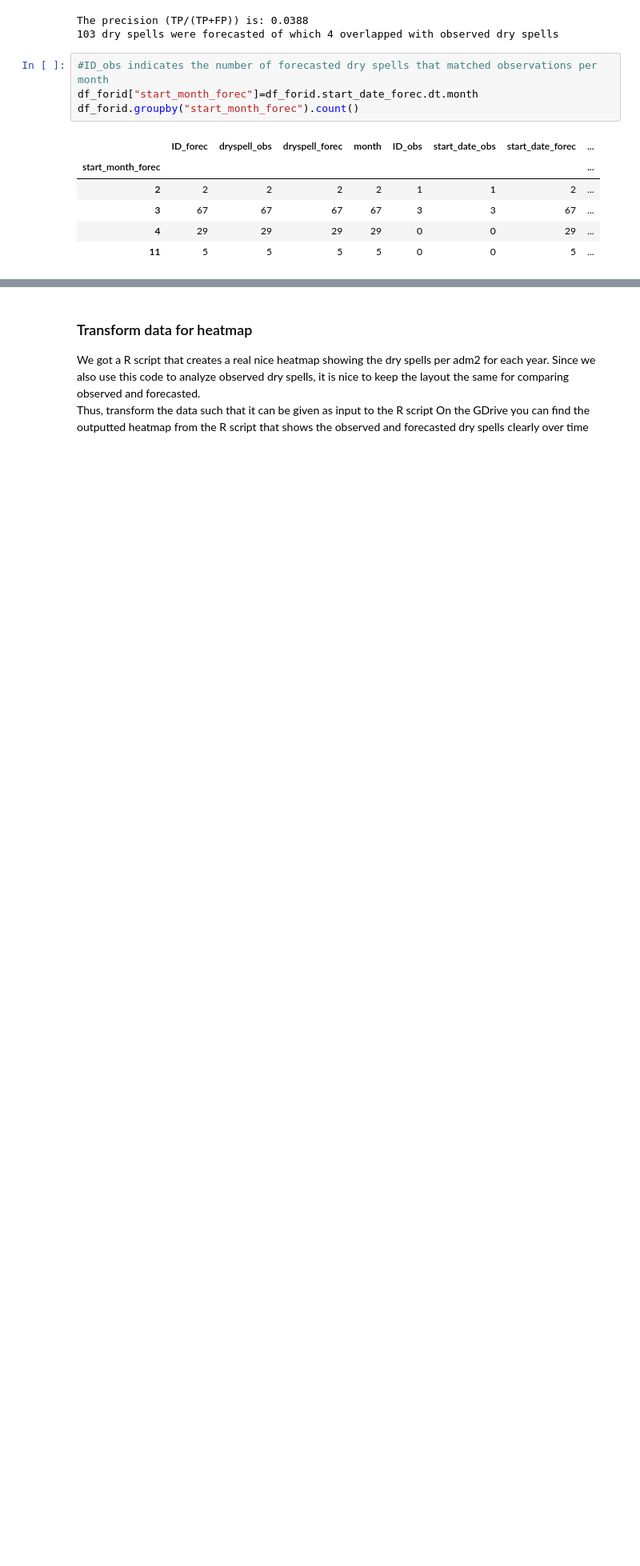
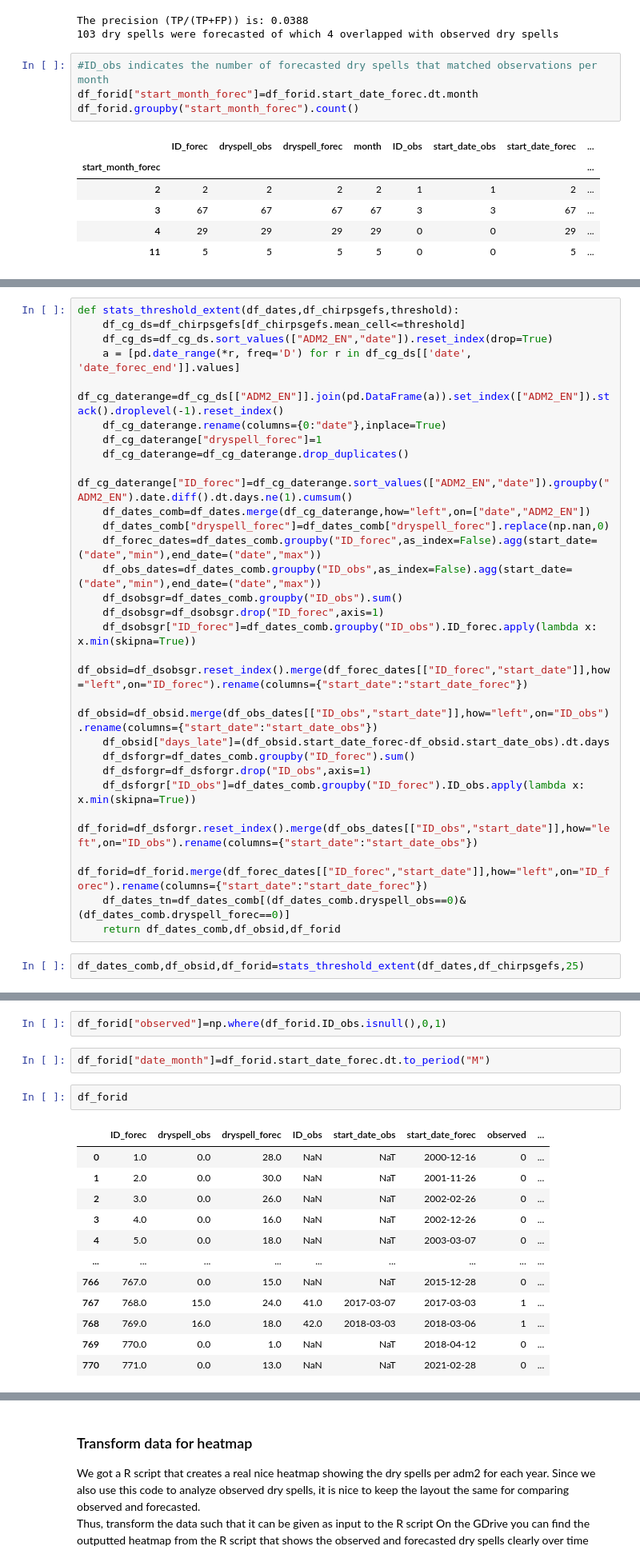
Before and after one commit to OCHA-DAP/pa-anticipatory-action, a Jupyter notebook: analyses/malawi/notebooks/mwi_chirpsgefs_corr_dryspells.ipynb, the cells around one changed output, grey strips where cells are left out. Shown at 80% size. Cells and saved outputs as stored; diff of their text form; blank space fills up the shorter version.

Commit message:
add tns and analysis extent

```diff
--- a/analyses/malawi/notebooks/mwi_chirpsgefs_corr_dryspells.ipynb
+++ b/analyses/malawi/notebooks/mwi_chirpsgefs_corr_dryspells.ipynb
@@ -687,0 +707,29 @@ The miss rate (FP/(TP+FP))  with 25mm threshold is: 0.9533 (735/771)
+# %%
+def stats_threshold_extent(df_dates,df_chirpsgefs,threshold):
+    df_cg_ds=df_chirpsgefs[df_chirpsgefs.mean_cell<=threshold]
+    df_cg_ds=df_cg_ds.sort_values(["ADM2_EN","date"]).reset_index(drop=True)
+    a = [pd.date_range(*r, freq='D') for r in df_cg_ds[['date', 'date_forec_end']].values]
+    df_cg_daterange=df_cg_ds[["ADM2_EN"]].join(pd.DataFrame(a)).set_index(["ADM2_EN"]).stack().droplevel(-1).reset_index()
+    df_cg_daterange.rename(columns={0:"date"},inplace=True)
+    df_cg_daterange["dryspell_forec"]=1
+    df_cg_daterange=df_cg_daterange.drop_duplicates()
+    df_cg_daterange["ID_forec"]=df_cg_daterange.sort_values(["ADM2_EN","date"]).groupby("ADM2_EN").date.diff().dt.days.ne(1).cumsum()
+    df_dates_comb=df_dates.merge(df_cg_daterange,how="left",on=["date","ADM2_EN"])
+    df_dates_comb["dryspell_forec"]=df_dates_comb["dryspell_forec"].replace(np.nan,0)
+    df_forec_dates=df_dates_comb.groupby("ID_forec",as_index=False).agg(start_date=("date","min"),end_date=("date","max"))
+    df_obs_dates=df_dates_comb.groupby("ID_obs",as_index=False).agg(start_date=("date","min"),end_date=("date","max"))
+    df_dsobsgr=df_dates_comb.groupby("ID_obs").sum()
+    df_dsobsgr=df_dsobsgr.drop("ID_forec",axis=1)
+    df_dsobsgr["ID_forec"]=df_dates_comb.groupby("ID_obs").ID_forec.apply(lambda x: x.min(skipna=True))
+    df_obsid=df_dsobsgr.reset_index().merge(df_forec_dates[["ID_forec","start_date"]],how="left",on="ID_forec").rename(columns={"start_date":"start_date_forec"})
+    df_obsid=df_obsid.merge(df_obs_dates[["ID_obs","start_date"]],how="left",on="ID_obs").rename(columns={"start_date":"start_date_obs"})
+    df_obsid["days_late"]=(df_obsid.start_date_forec-df_obsid.start_date_obs).dt.days
+    df_dsforgr=df_dates_comb.groupby("ID_forec").sum()
+    df_dsforgr=df_dsforgr.drop("ID_obs",axis=1)
+    df_dsforgr["ID_obs"]=df_dates_comb.groupby("ID_forec").ID_obs.apply(lambda x: x.min(skipna=True))
+    df_forid=df_dsforgr.reset_index().merge(df_obs_dates[["ID_obs","start_date"]],how="left",on="ID_obs").rename(columns={"start_date":"start_date_obs"})
+    df_forid=df_forid.merge(df_forec_dates[["ID_forec","start_date"]],how="left",on="ID_forec").rename(columns={"start_date":"start_date_forec"})
+    df_dates_tn=df_dates_comb[(df_dates_comb.dryspell_obs==0)&(df_dates_comb.dryspell_forec==0)]
+    return df_dates_comb,df_obsid,df_forid
+# %%
+df_dates_comb,df_obsid,df_forid=stats_threshold_extent(df_dates,df_chirpsgefs,25)
@@ -687,0 +757,19 @@ The miss rate (FP/(TP+FP))  with 25mm threshold is: 0.9533 (735/771)
+# %%
+df_forid["observed"]=np.where(df_forid.ID_obs.isnull(),0,1)
+# %%
+df_forid["date_month"]=df_forid.start_date_forec.dt.to_period("M")
+# %%
+df_forid
+# %% [output]
+|  | ID_forec | dryspell_obs | dryspell_forec | ID_obs | start_date_obs | start_date_forec | observed | ... |
+| 0 | 1.0 | 0.0 | 28.0 | NaN | NaT | 2000-12-16 | 0 | ... |
+| 1 | 2.0 | 0.0 | 30.0 | NaN | NaT | 2001-11-26 | 0 | ... |
+| 2 | 3.0 | 0.0 | 26.0 | NaN | NaT | 2002-02-26 | 0 | ... |
+| 3 | 4.0 | 0.0 | 16.0 | NaN | NaT | 2002-12-26 | 0 | ... |
+| 4 | 5.0 | 0.0 | 18.0 | NaN | NaT | 2003-03-07 | 0 | ... |
+| ... | ... | ... | ... | ... | ... | ... | ... | ... |
+| 766 | 767.0 | 0.0 | 15.0 | NaN | NaT | 2015-12-28 | 0 | ... |
+| 767 | 768.0 | 15.0 | 24.0 | 41.0 | 2017-03-07 | 2017-03-03 | 1 | ... |
+| 768 | 769.0 | 16.0 | 18.0 | 42.0 | 2018-03-03 | 2018-03-06 | 1 | ... |
+| 769 | 770.0 | 0.0 | 1.0 | NaN | NaT | 2018-04-12 | 0 | ... |
+| 770 | 771.0 | 0.0 | 13.0 | NaN | NaT | 2021-02-28 | 0 | ... |
```
Also changed, not shown: parts of 8 cells of this notebook, 1 other file.
